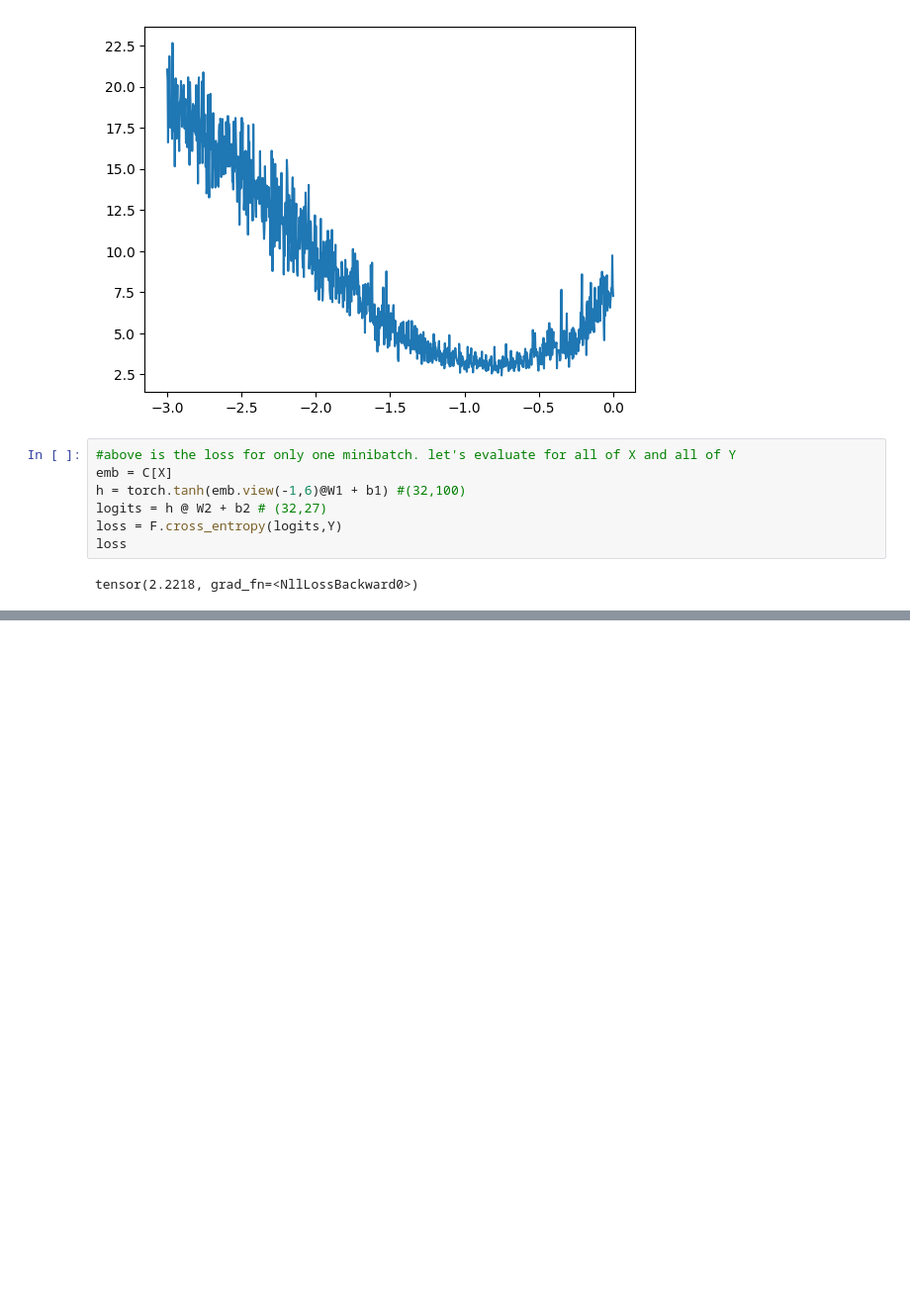
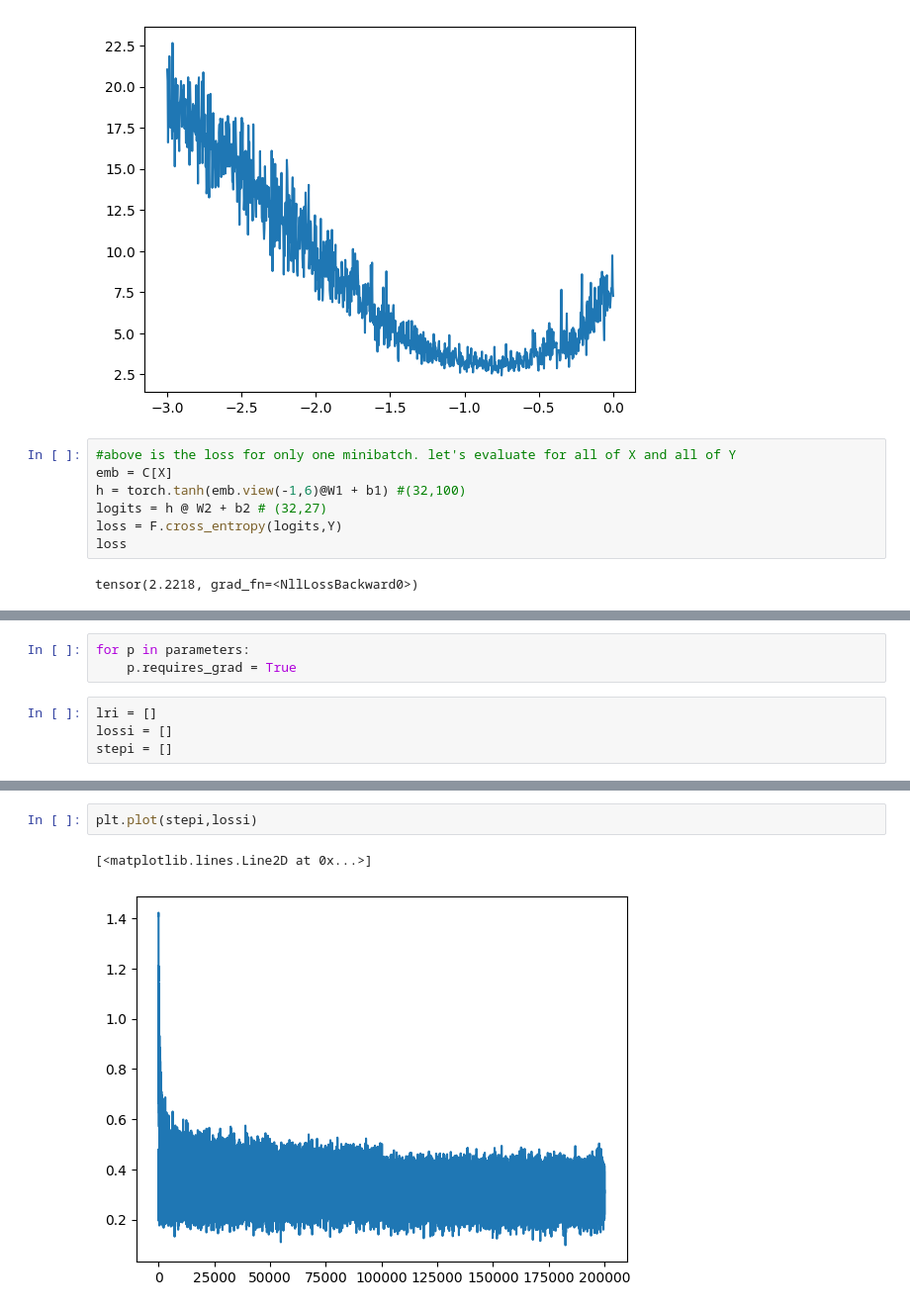
Before and after one commit to Yousif-dk/zero-to-hero, a Jupyter notebook: Lectures/lecture 3/lesson_3.ipynb, the cells around one changed output, grey strips where cells are left out. Shown at 99% size. Drawn from its saved outputs; the diff is of its cells as text; blank space fills up the shorter version.

```diff
--- a/Lectures/lecture 3/lesson_3.ipynb
+++ b/Lectures/lecture 3/lesson_3.ipynb
@@ -347,0 +551,7 @@ tensor(2.2218, grad_fn=<NllLossBackward0>)
+# %%
+for p in parameters:
+    p.requires_grad = True
+# %%
+lri = []
+lossi = []
+stepi = []
@@ -347,0 +590,5 @@ tensor(2.2218, grad_fn=<NllLossBackward0>)
+# %%
+plt.plot(stepi,lossi)
+# %% [output]
+[<matplotlib.lines.Line2D at 0x...>]
+[figure, added]
```
Also changed, not shown: parts of 24 cells of this notebook.
